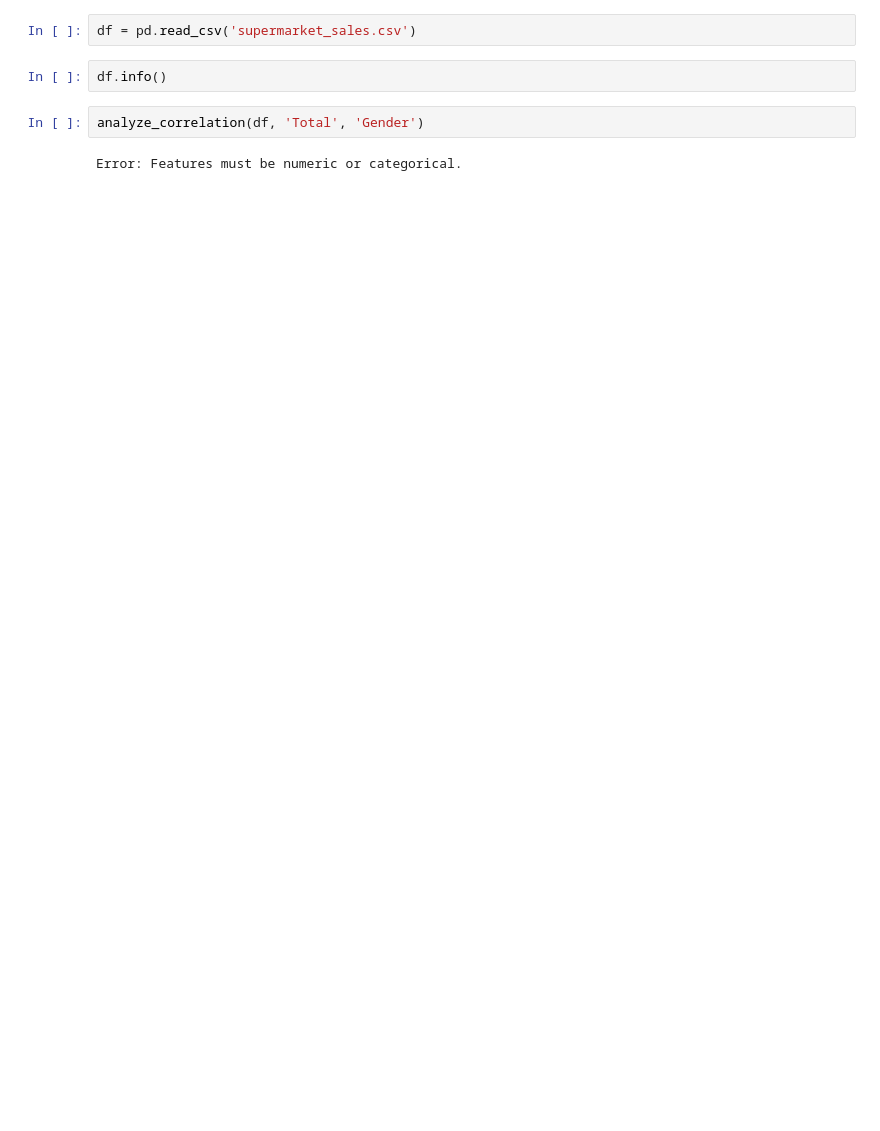
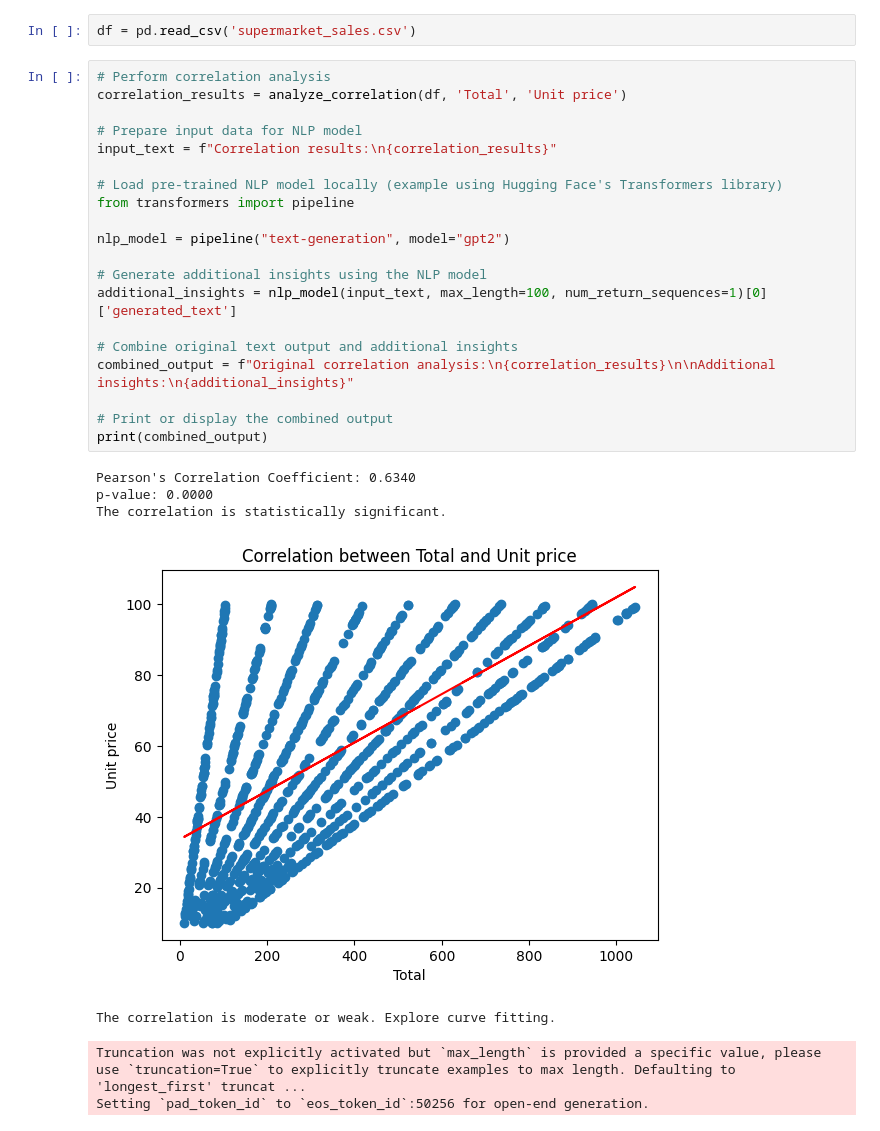
Before and after one commit to Vasanth2k01/dynamic-dashboard, a Jupyter notebook: ML/analyze.ipynb, the cells around one changed output. Drawn from its saved outputs; the diff is of its cells as text; blank space fills up the shorter version.

Commit message:
made changes to analyze numeric to numeric

```diff
--- a/ML/analyze.ipynb
+++ b/ML/analyze.ipynb
@@ -114,8 +102,30 @@ def analyze_correlation(df, feature1, feature2):
 # %%
 df = pd.read_csv('supermarket_sales.csv')
-# %%
-df.info()
-# %%
-analyze_correlation(df, 'Total', 'Gender')
-# %% [output]
-Error: Features must be numeric or categorical.
+# %%
+# Perform correlation analysis
+correlation_results = analyze_correlation(df, 'Total', 'Unit price')
+
+# Prepare input data for NLP model
+input_text = f"Correlation results:\n{correlation_results}"
+
+# Load pre-trained NLP model locally (example using Hugging Face's Transformers library)
+from transformers import pipeline
+
+nlp_model = pipeline("text-generation", model="gpt2")
+
+# Generate additional insights using the NLP model
+additional_insights = nlp_model(input_text, max_length=100, num_return_sequences=1)[0]['generated_text']
+
+# Combine original text output and additional insights
+combined_output = f"Original correlation analysis:\n{correlation_results}\n\nAdditional insights:\n{additional_insights}"
+
+# Print or display the combined output
+print(combined_output)
+# %% [output]
+Pearson's Correlation Coefficient: 0.6340
+p-value: 0.0000
+The correlation is statistically significant.
+[figure, added]
+The correlation is moderate or weak. Explore curve fitting.
+Truncation was not explicitly activated but `max_length` is provided a specific value, please use `truncation=True` to explicitly truncate examples to max length. Defaulting to 'longest_first' truncat ...
+Setting `pad_token_id` to `eos_token_id`:50256 for open-end generation.
```
Also changed, not shown: parts of 5 cells of this notebook.
